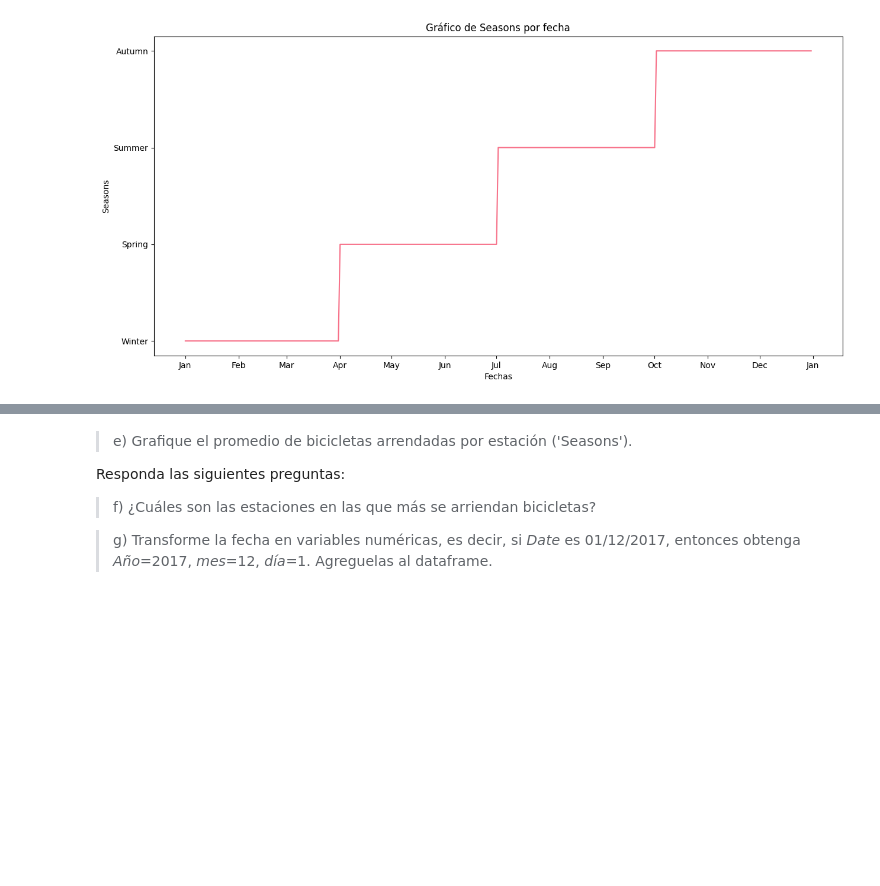
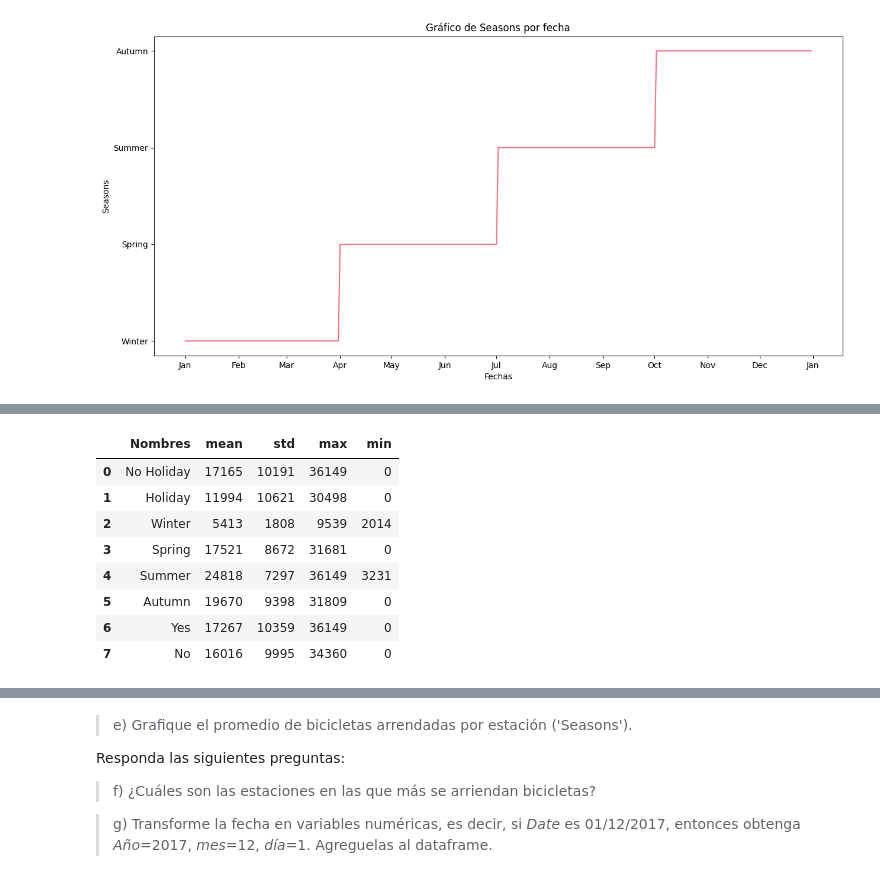
Before and after one commit to DYessouroun/Tareas-ML, a Jupyter notebook: Enunciado_tarea_1.ipynb, the cells around one changed output, grey strips where cells are left out. Cells and saved outputs as stored; diff of their text form; code cells hidden in the pictures; blank space fills up the shorter version.

```diff
--- a/Enunciado_tarea_1.ipynb
+++ b/Enunciado_tarea_1.ipynb
@@ -297,0 +353,26 @@ Su código aquí
+# %%
+columns = ['Nombres','mean', 'std', 'max', 'min']
+categories = []
+list_stats = []
+for verify in ['Holiday', 'Seasons','Weekday']:
+    for cat in mini_data_diario[verify].unique():
+        categories.append(cat)
+        stats_cat = mini_data_diario[mini_data_diario[verify] == cat]['Rented Bike Count'].describe()
+        stats = [round(x) for x in stats_cat[['mean', 'std', 'max', 'min']].values]
+        list_stats.append(stats)
+
+DATA2= pd.DataFrame(categories)
+DATA3= pd.DataFrame(list_stats)
+data_stats = pd.concat([DATA2,DATA3], axis=1)
+data_stats.columns = columns
+data_stats
+# %% [output]
+|  | Nombres | mean | std | max | min |
+| 0 | No Holiday | 17165 | 10191 | 36149 | 0 |
+| 1 | Holiday | 11994 | 10621 | 30498 | 0 |
+| 2 | Winter | 5413 | 1808 | 9539 | 2014 |
+| 3 | Spring | 17521 | 8672 | 31681 | 0 |
+| 4 | Summer | 24818 | 7297 | 36149 | 3231 |
+| 5 | Autumn | 19670 | 9398 | 31809 | 0 |
+| 6 | Yes | 17267 | 10359 | 36149 | 0 |
+| 7 | No | 16016 | 9995 | 34360 | 0 |
```
Also changed, not shown: parts of 13 cells of this notebook, 1 other file.
